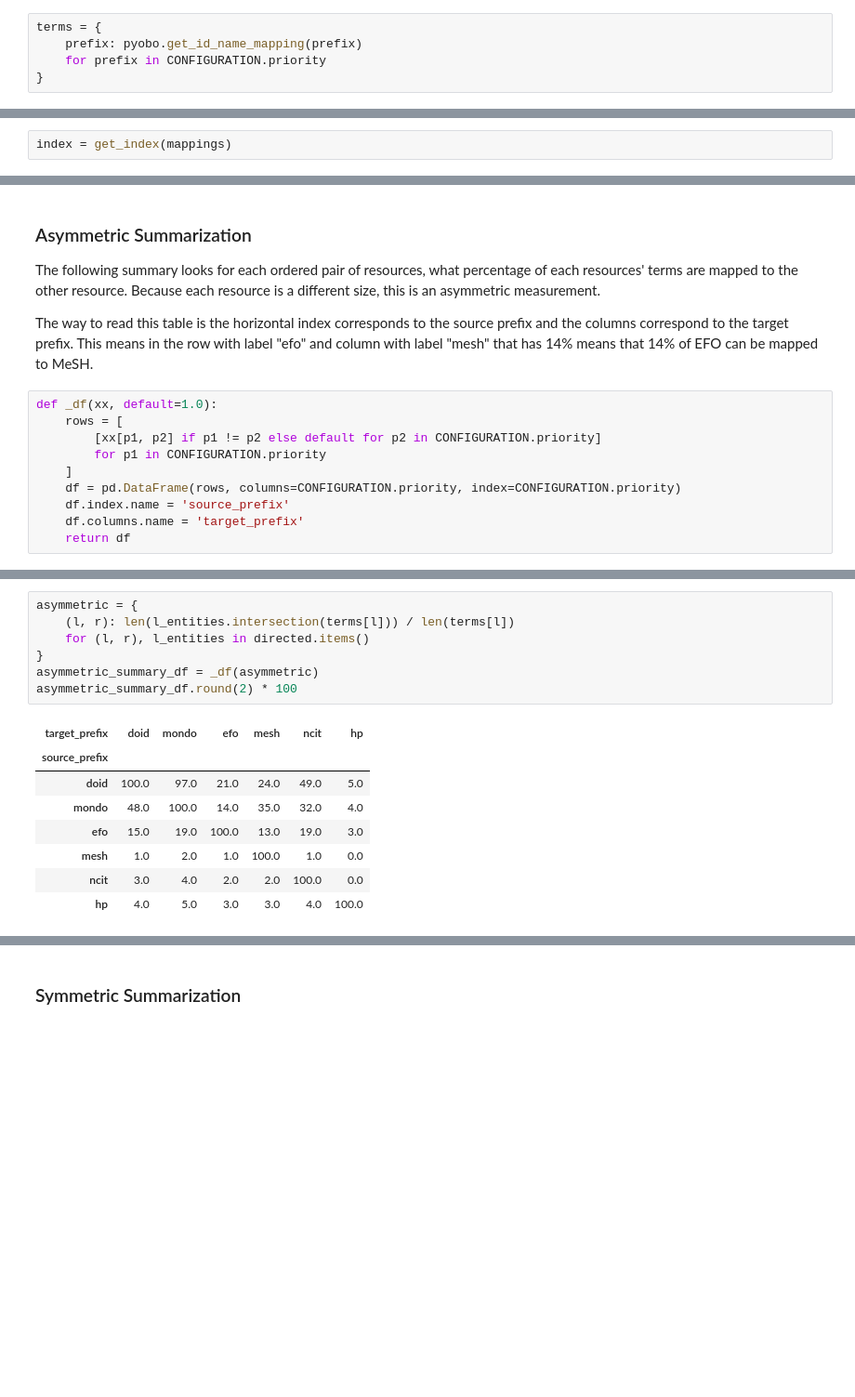
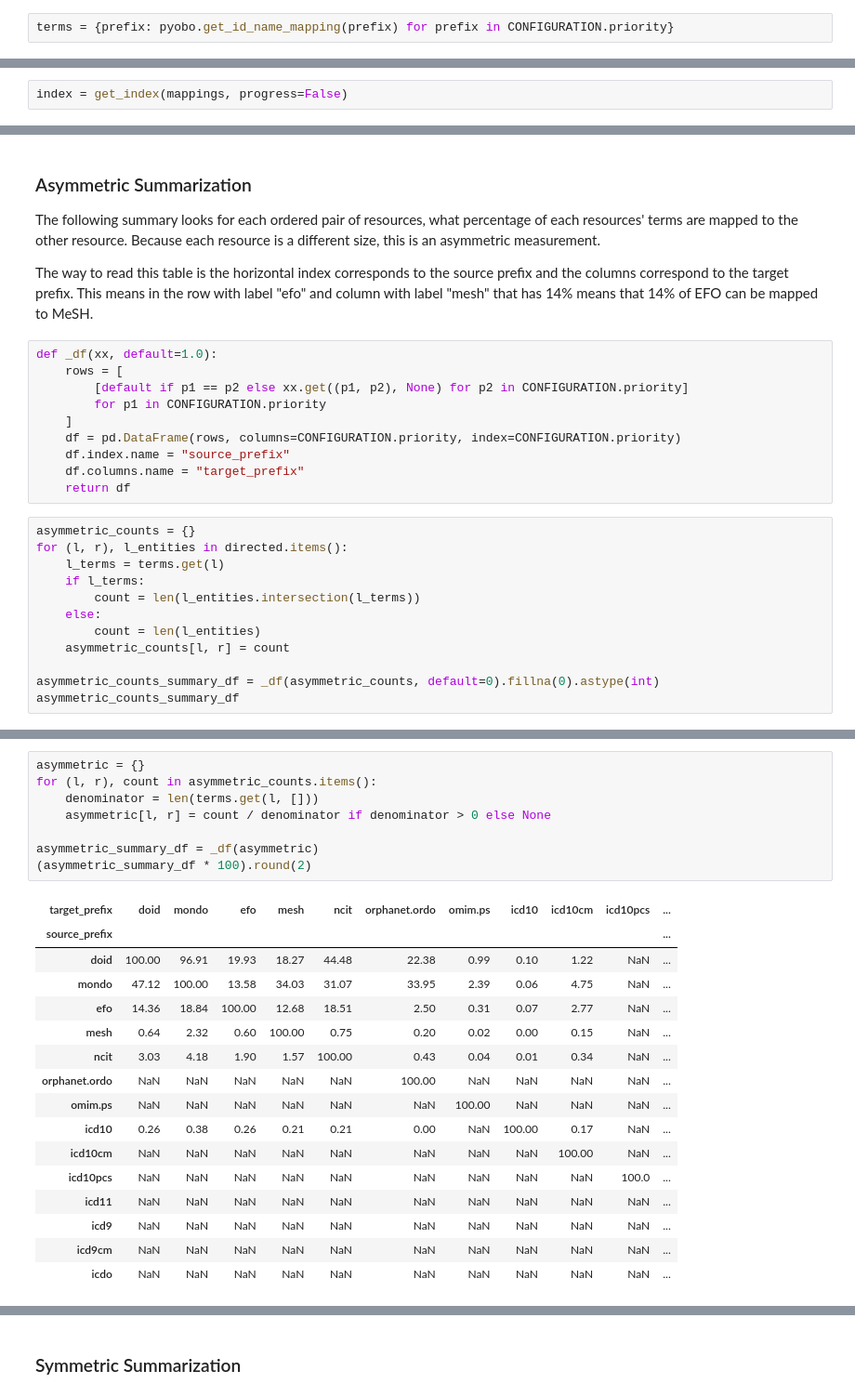
Before and after one commit to biopragmatics/semra, a Jupyter notebook: scripts/Disease Landscape Comparison.ipynb, the cells around one changed output, grey strips where cells are left out. Shown: that part at 93% size. Saved outputs shown, nothing was run; the diff lists cells and outputs as text; blank space fills up the shorter version.

Commit message:
Update analysis to include ICD
Also update analysis to deal with missing data, since GARD and most ICD term lists are unknown

```diff
--- a/scripts/Disease Landscape Comparison.ipynb
+++ b/scripts/Disease Landscape Comparison.ipynb
@@ -18,7 +22,4 @@ from disease import CONFIGURATION, MODULE
 # %% [markdown]
 ## Summarize the Resources
 # %%
-terms = {
-    prefix: pyobo.get_id_name_mapping(prefix)
-    for prefix in CONFIGURATION.priority
-}
+terms = {prefix: pyobo.get_id_name_mapping(prefix) for prefix in CONFIGURATION.priority}
@@ -54,7 +87,7 @@ processed_n
 # TODO filter out many-to-many mappings before starting -
 # using the typical function doesn't work since there is
 # %%
-index = get_index(mappings)
+index = get_index(mappings, progress=False)
 # %%
 directed = defaultdict(set)
 for s, p, o in index:
@@ -71,10 +104,22 @@ The way to read this table is the horizontal index corresponds to the source pre
 # %%
 def _df(xx, default=1.0):
     rows = [
-        [xx[p1, p2] if p1 != p2 else default for p2 in CONFIGURATION.priority]
+        [default if p1 == p2 else xx.get((p1, p2), None) for p2 in CONFIGURATION.priority]
         for p1 in CONFIGURATION.priority
     ]
     df = pd.DataFrame(rows, columns=CONFIGURATION.priority, index=CONFIGURATION.priority)
-    df.index.name = 'source_prefix'
-    df.columns.name = 'target_prefix'
+    df.index.name = "source_prefix"
+    df.columns.name = "target_prefix"
     return df
+# %%
+asymmetric_counts = {}
+for (l, r), l_entities in directed.items():
+    l_terms = terms.get(l)
+    if l_terms:
+        count = len(l_entities.intersection(l_terms))
+    else:
+        count = len(l_entities)
+    asymmetric_counts[l, r] = count
+
+asymmetric_counts_summary_df = _df(asymmetric_counts, default=0).fillna(0).astype(int)
+asymmetric_counts_summary_df
@@ -81,16 +169,25 @@ def _df(xx, default=1.0):
 # %%
-asymmetric = {
-    (l, r): len(l_entities.intersection(terms[l])) / len(terms[l])
-    for (l, r), l_entities in directed.items()
-}
+asymmetric = {}
+for (l, r), count in asymmetric_counts.items():
+    denominator = len(terms.get(l, []))
+    asymmetric[l, r] = count / denominator if denominator > 0 else None
+
 asymmetric_summary_df = _df(asymmetric)
-asymmetric_summary_df.round(2) * 100
+(asymmetric_summary_df * 100).round(2)
 # %% [output]
-| target_prefix | doid | mondo | efo | mesh | ncit | hp |
-| source_prefix |  |  |  |  |  |  |
-| doid | 100.0 | 97.0 | 21.0 | 24.0 | 49.0 | 5.0 |
-| mondo | 48.0 | 100.0 | 14.0 | 35.0 | 32.0 | 4.0 |
-| efo | 15.0 | 19.0 | 100.0 | 13.0 | 19.0 | 3.0 |
-| mesh | 1.0 | 2.0 | 1.0 | 100.0 | 1.0 | 0.0 |
-| ncit | 3.0 | 4.0 | 2.0 | 2.0 | 100.0 | 0.0 |
-| hp | 4.0 | 5.0 | 3.0 | 3.0 | 4.0 | 100.0 |
+| target_prefix | doid | mondo | efo | mesh | ncit | orphanet.ordo | omim.ps | icd10 | icd10cm | icd10pcs | ... |
+| source_prefix |  |  |  |  |  |  |  |  |  |  | ... |
+| doid | 100.00 | 96.91 | 19.93 | 18.27 | 44.48 | 22.38 | 0.99 | 0.10 | 1.22 | NaN | ... |
+| mondo | 47.12 | 100.00 | 13.58 | 34.03 | 31.07 | 33.95 | 2.39 | 0.06 | 4.75 | NaN | ... |
+| efo | 14.36 | 18.84 | 100.00 | 12.68 | 18.51 | 2.50 | 0.31 | 0.07 | 2.77 | NaN | ... |
+| mesh | 0.64 | 2.32 | 0.60 | 100.00 | 0.75 | 0.20 | 0.02 | 0.00 | 0.15 | NaN | ... |
+| ncit | 3.03 | 4.18 | 1.90 | 1.57 | 100.00 | 0.43 | 0.04 | 0.01 | 0.34 | NaN | ... |
+| orphanet.ordo | NaN | NaN | NaN | NaN | NaN | 100.00 | NaN | NaN | NaN | NaN | ... |
+| omim.ps | NaN | NaN | NaN | NaN | NaN | NaN | 100.00 | NaN | NaN | NaN | ... |
+| icd10 | 0.26 | 0.38 | 0.26 | 0.21 | 0.21 | 0.00 | NaN | 100.00 | 0.17 | NaN | ... |
+| icd10cm | NaN | NaN | NaN | NaN | NaN | NaN | NaN | NaN | 100.00 | NaN | ... |
+| icd10pcs | NaN | NaN | NaN | NaN | NaN | NaN | NaN | NaN | NaN | 100.0 | ... |
+| icd11 | NaN | NaN | NaN | NaN | NaN | NaN | NaN | NaN | NaN | NaN | ... |
+| icd9 | NaN | NaN | NaN | NaN | NaN | NaN | NaN | NaN | NaN | NaN | ... |
+| icd9cm | NaN | NaN | NaN | NaN | NaN | NaN | NaN | NaN | NaN | NaN | ... |
+| icdo | NaN | NaN | NaN | NaN | NaN | NaN | NaN | NaN | NaN | NaN | ... |
```
Also changed, not shown: parts of 14 cells of this notebook, 2 other files.
